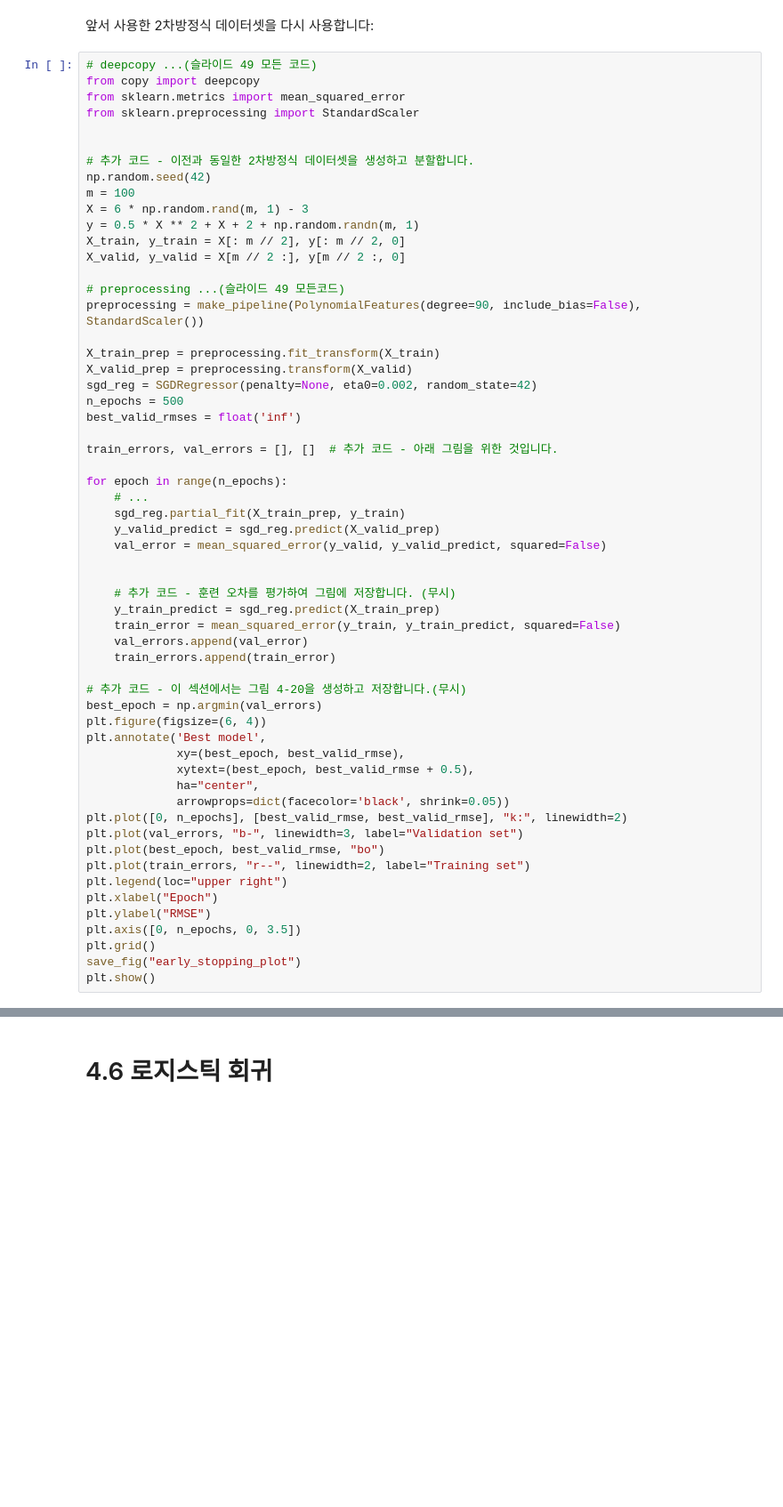
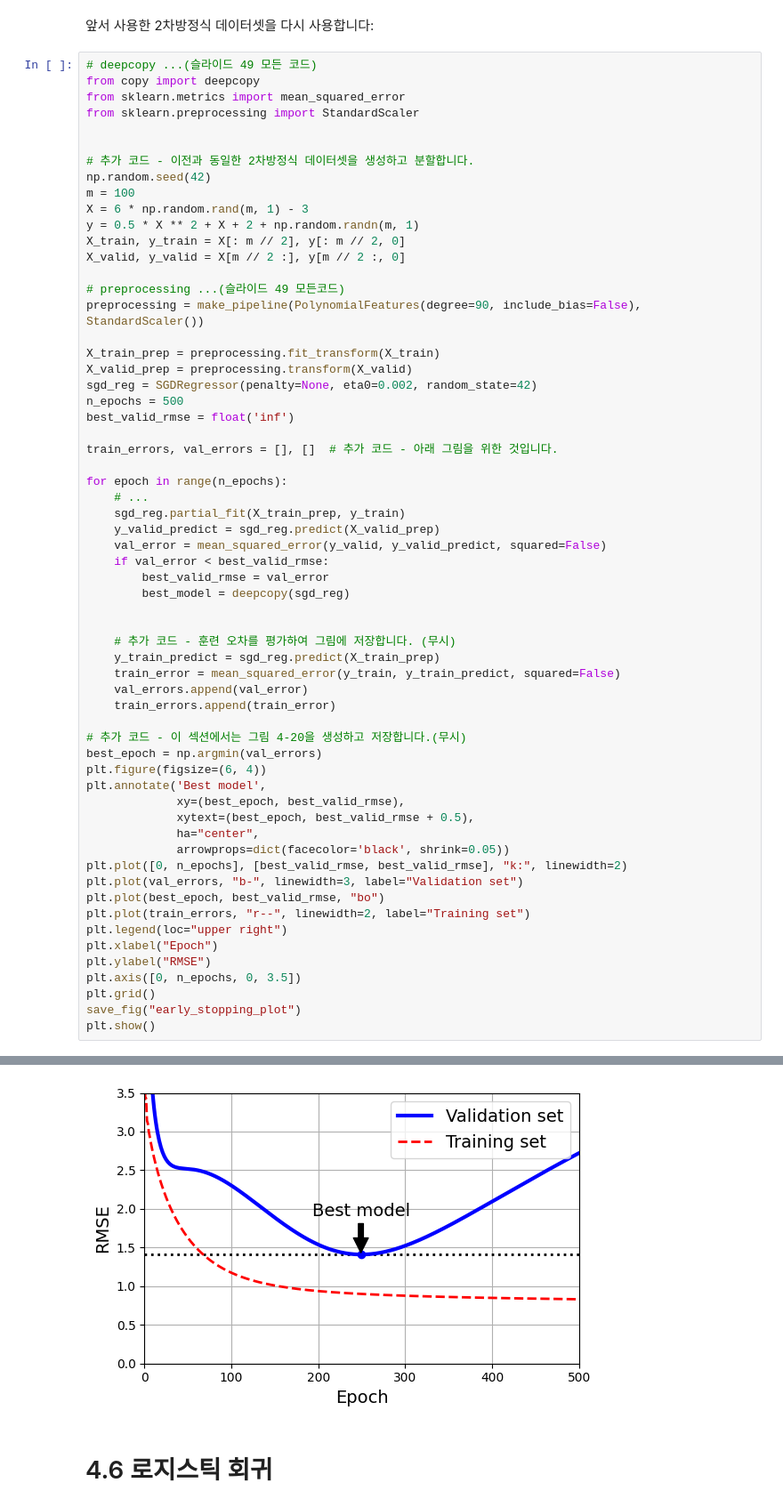
Before and after one commit to aaronkr-classroom/6-model-training-pm-wt88218, a Jupyter notebook: 04_training_linear_models.ipynb, the cells around one changed output, grey strips where cells are left out. Shown at 89% size. Drawn from its saved outputs; the diff is of its cells as text; blank space fills up the shorter version.

```diff
--- a/04_training_linear_models.ipynb
+++ b/04_training_linear_models.ipynb
@@ -735,7 +735,7 @@ X_train_prep = preprocessing.fit_transform(X_train)
 X_valid_prep = preprocessing.transform(X_valid)
 sgd_reg = SGDRegressor(penalty=None, eta0=0.002, random_state=42)
 n_epochs = 500
-best_valid_rmses = float('inf')
+best_valid_rmse = float('inf')
 
 train_errors, val_errors = [], []  # 추가 코드 - 아래 그림을 위한 것입니다.
 
@@ -744,6 +744,9 @@ for epoch in range(n_epochs):
     sgd_reg.partial_fit(X_train_prep, y_train)
     y_valid_predict = sgd_reg.predict(X_valid_prep)
     val_error = mean_squared_error(y_valid, y_valid_predict, squared=False)
+    if val_error < best_valid_rmse:
+        best_valid_rmse = val_error
+        best_model = deepcopy(sgd_reg)
 
 
     # 추가 코드 - 훈련 오차를 평가하여 그림에 저장합니다. (무시)
@@ -777,3 +778,4 @@ NameError: name 'best_valid_rmse' is not defined
+[figure, added]
 # %% [markdown]
 # 4.6 로지스틱 회귀
 # %% [markdown]
```
Also changed, not shown: parts of 13 cells of this notebook.
